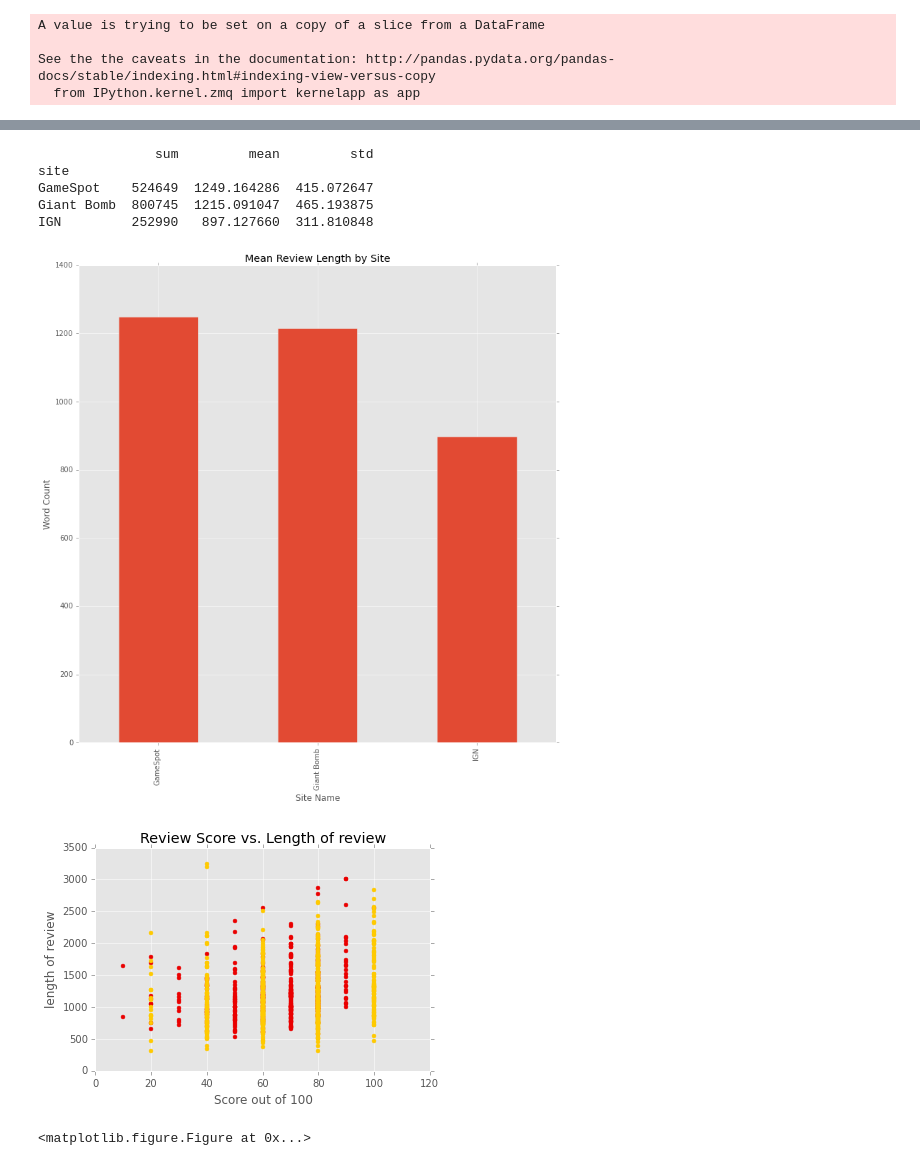
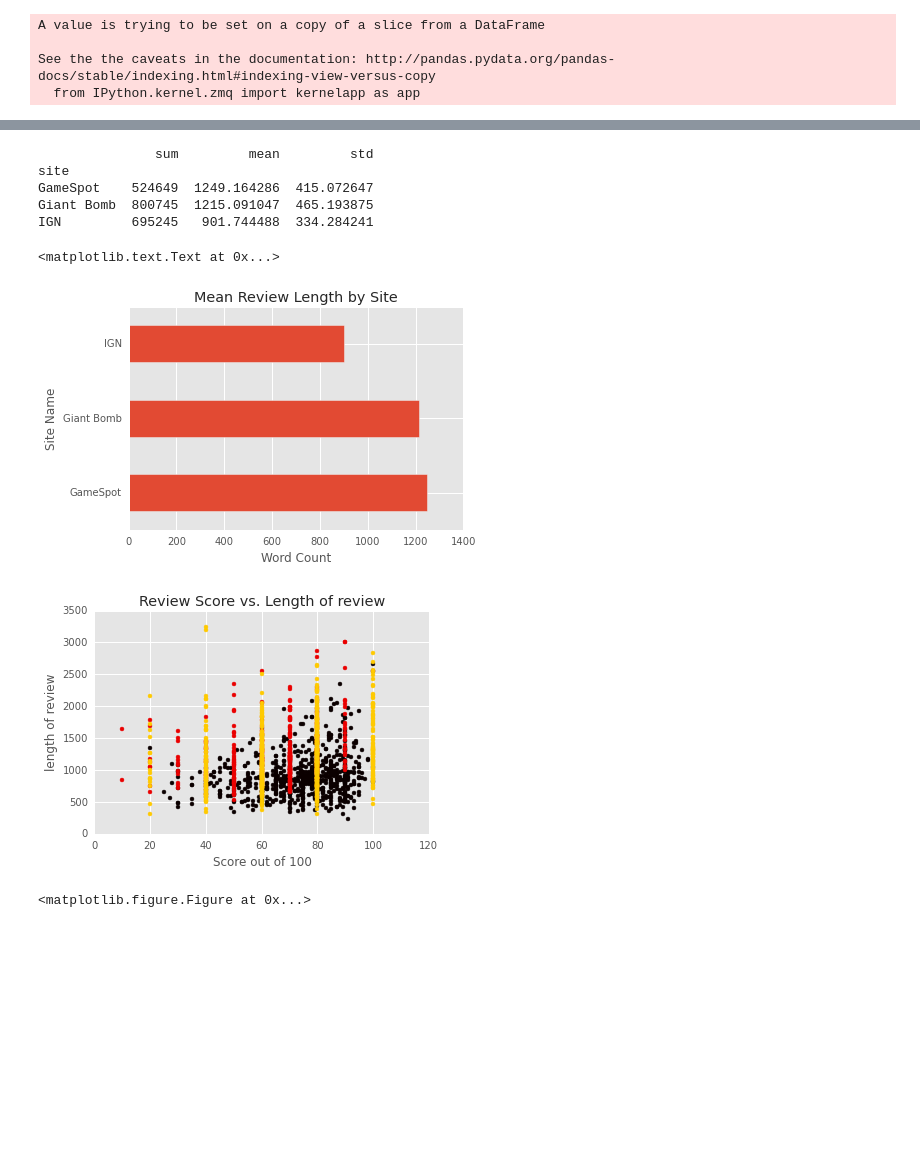
Before and after one commit to wotashu/gamers, a Jupyter notebook: Concat_sites_updated.ipynb, the cells around one changed output, grey strips where cells are left out. Cells and saved outputs as stored; diff of their text form; code cells hidden in the pictures; blank space fills up the shorter version.

```diff
--- a/Concat_sites_updated.ipynb
+++ b/Concat_sites_updated.ipynb
@@ -5,9 +5,10 @@ import pandas as pd
 gb = pd.read_csv("giantbomb/giantbomb_reviews.csv", encoding='utf-8')
 # %%
 # import IGN
-colHeader = ['game','date','reviewer','link','review']
-IGN = pd.read_csv('IGN_1.csv', names = colHeader)
+colHeader = ['game','date','reviewer','link','review', 'platforms', 'score']
+IGN = pd.read_csv('IGN/IGN_1.csv', names = colHeader)
 IGN['site'] = 'IGN'
+IGN['score_100'] = 10*IGN['score']
 # %%
 # import Game Spot
 colHeader2 = ['reviewer', 'date', 'game', 'link', 'score', 'platforms', 'review']
@@ -97,16 +98,17 @@ print by_site_summary
 site
 GameSpot    524649  1249.164286  415.072647
 Giant Bomb  800745  1215.091047  465.193875
-IGN         252990   897.127660  311.810848
+IGN         695245   901.744488  334.284241
 # %%
 # bar chart by mean review length
-by_site_summary['mean'].plot(kind='bar')
+by_site_summary['mean'].plot(kind='barh')
 
 plt.title("Mean Review Length by Site")
-plt.xlabel("Site Name")
-plt.ylabel("Word Count")
+plt.xlabel("Word Count")
+plt.ylabel("Site Name")
 # %% [output]
+<matplotlib.text.Text at 0x...>
-[figure, old version]
+[figure, new version]
 # %%
 calculated_means.to_csv('calculated_means.csv', encoding='utf-8', index=True)
 # %%
@@ -143,7 +145,7 @@ plt.legend()
 plt.show()
 plt.savefig('foo.png')
 # %% [output]
-[figure, old version]
+[figure, new version]
 <matplotlib.figure.Figure at 0x...>
 # %%
 grouped = results.groupby(['site', 'reviewer'])
```
Also changed, not shown: parts of 9 cells of this notebook, 4 other files.
